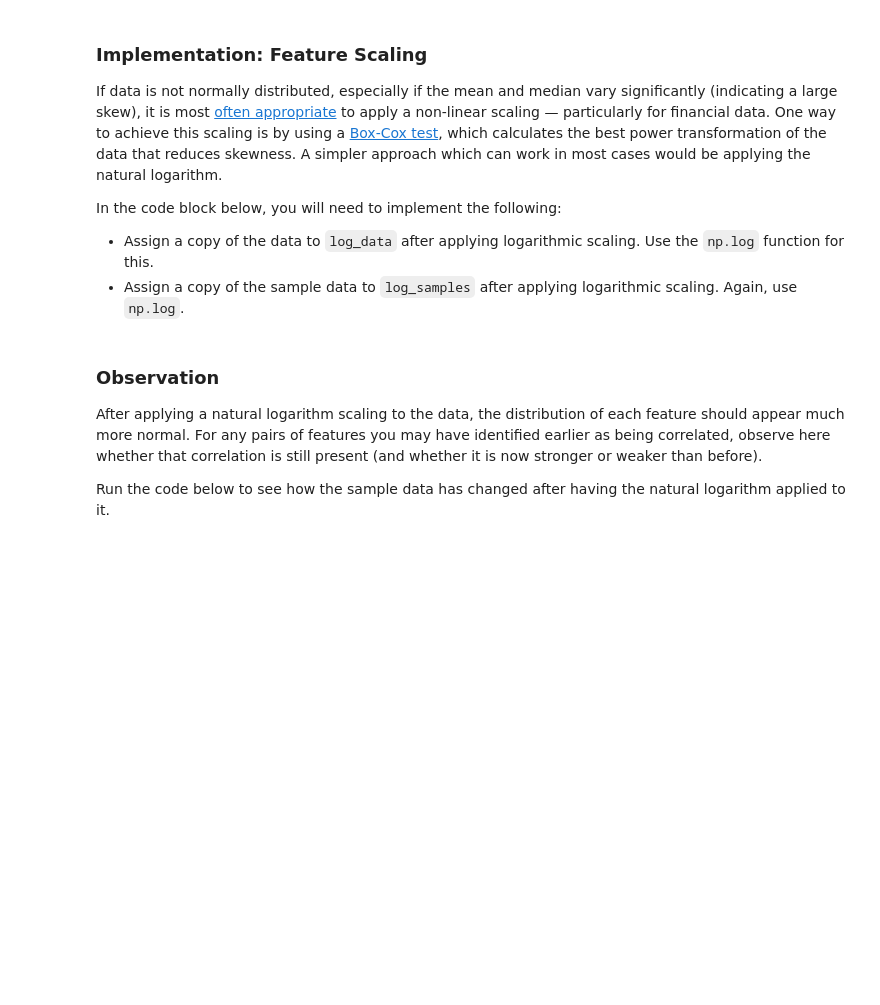
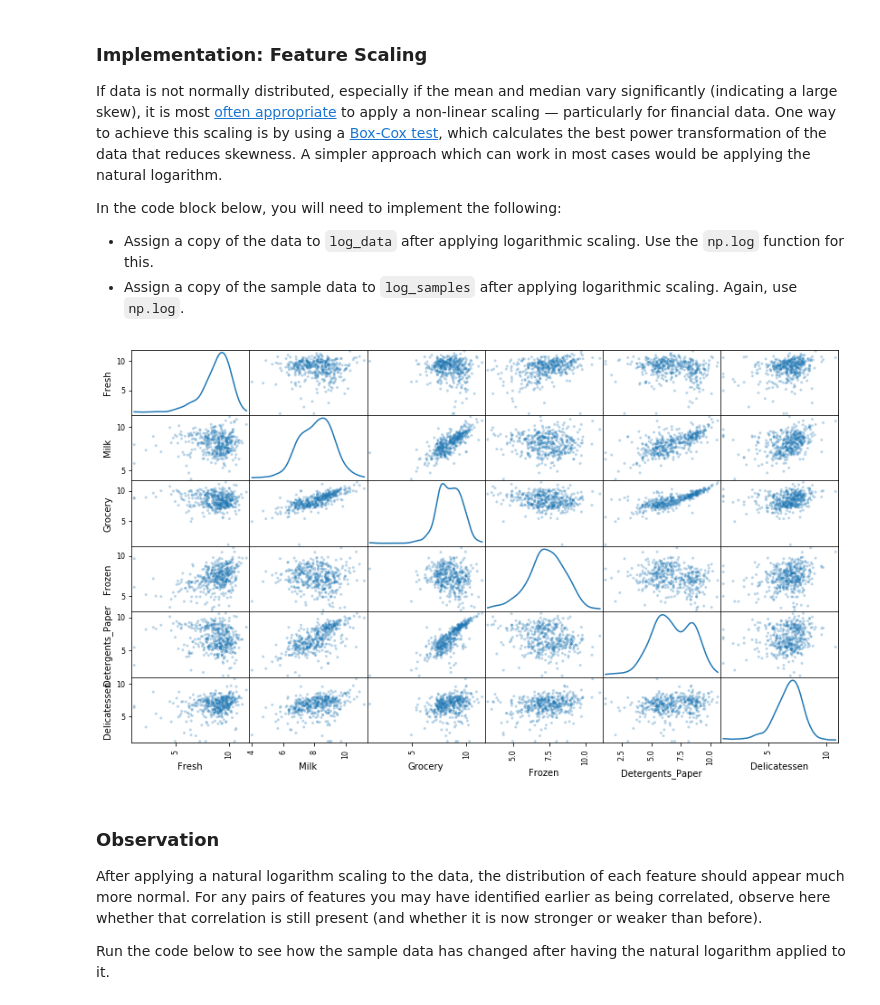
Before and after one commit to Youssef-Darwish/ML-Nanodegree-projects, a Jupyter notebook: Projects/customer_segments/customer_segments.ipynb, the cells around one changed output. Saved outputs shown, nothing was run; the diff lists cells and outputs as text; code cells hidden in the pictures; blank space fills up the shorter version.

```diff
--- a/Projects/customer_segments/customer_segments.ipynb
+++ b/Projects/customer_segments/customer_segments.ipynb
@@ -174,13 +202,15 @@ In the code block below, you will need to implement the following:
  - Assign a copy of the sample data to `log_samples` after applying logarithmic scaling. Again, use `np.log`.
 # %%
 # TODO: Scale the data using the natural logarithm
-log_data = None
+log_data = np.log(data)
 
 # TODO: Scale the sample data using the natural logarithm
-log_samples = None
+log_samples = samples
 
 # Produce a scatter matrix for each pair of newly-transformed features
 pd.scatter_matrix(log_data, alpha = 0.3, figsize = (14,8), diagonal = 'kde');
+# %% [output]
+[figure, added]
 # %% [markdown]
 ### Observation
 After applying a natural logarithm scaling to the data, the distribution of each feature should appear much more normal. For any pairs of features you may have identified earlier as being correlated, observe here whether that correlation is still present (and whether it is now stronger or weaker than before).
```
Also changed, not shown: parts of 22 cells of this notebook.
